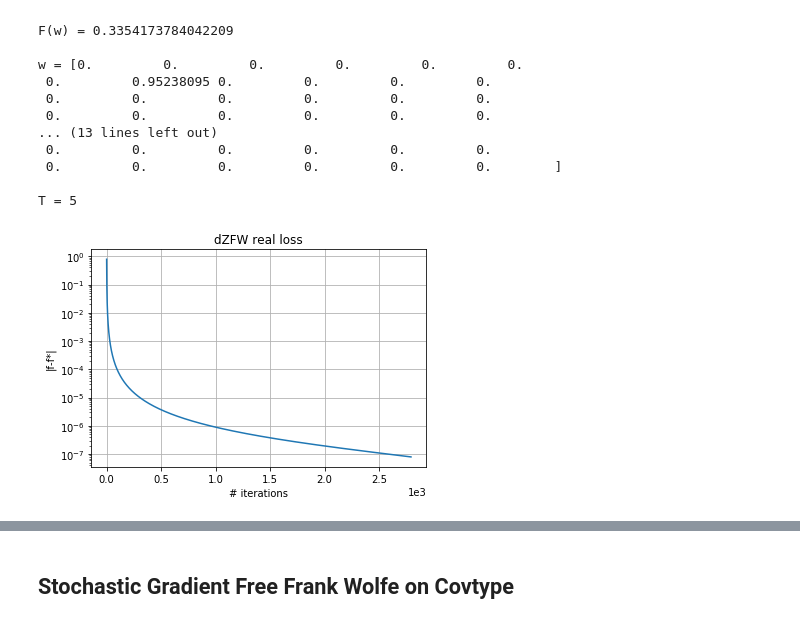
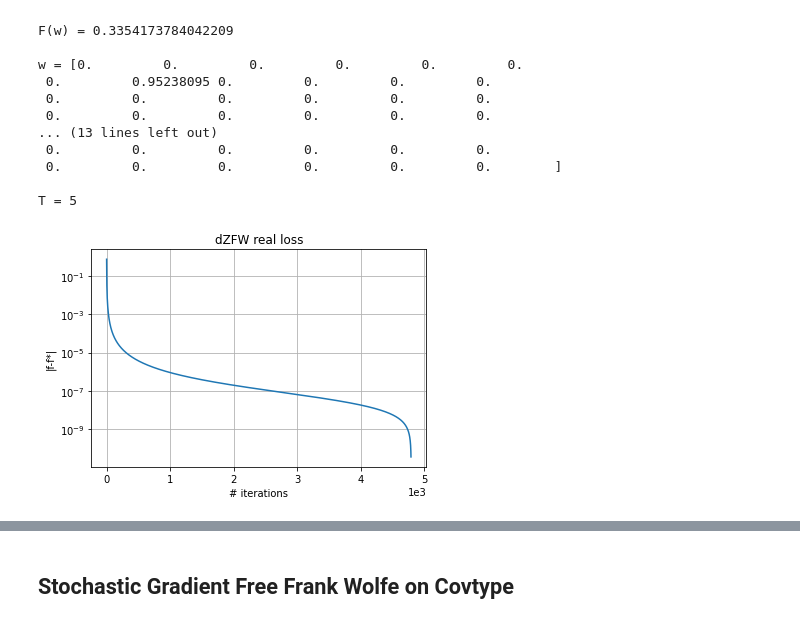
Before and after one commit to liacov/OPTproj, a Jupyter notebook: notebooks/LassoRegression.ipynb, the cells around one changed output, grey strips where cells are left out. Cells and saved outputs as stored; diff of their text form; code cells hidden in the pictures.

```diff
--- a/notebooks/LassoRegression.ipynb
+++ b/notebooks/LassoRegression.ipynb
@@ -96,14 +97,15 @@ f_star = np.min(f_d)
 # %%
 F_evald = np.abs(f_d - f_star)
-plt.plot(F_evald[:-2000])
+F_evald = F_evald[:-2]
+plt.plot(F_evald)
 plt.yscale("log")
 plt.title("dZFW real loss")
 plt.xlabel("# iterations")
 plt.ylabel("|f-f*|")
 plt.ticklabel_format(axis="x", style="sci", scilimits=(0,0))
 plt.grid()
 # %% [output]
-[figure, old version]
+[figure, new version]
 # %%
 plt.plot(lossd)
 plt.yscale("log")
```
Also changed, not shown: parts of 25 cells of this notebook.
